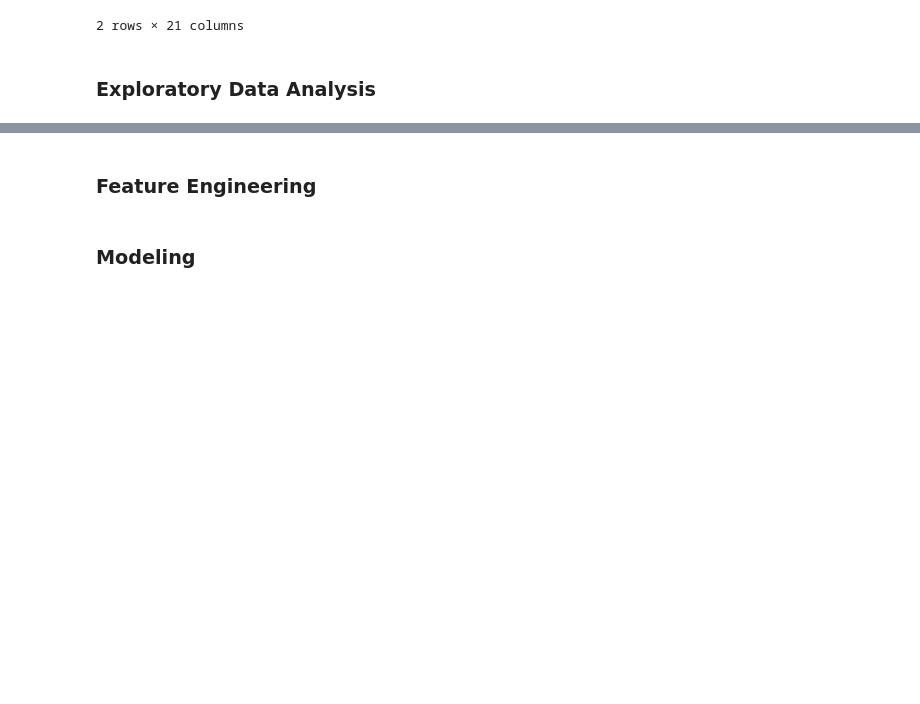
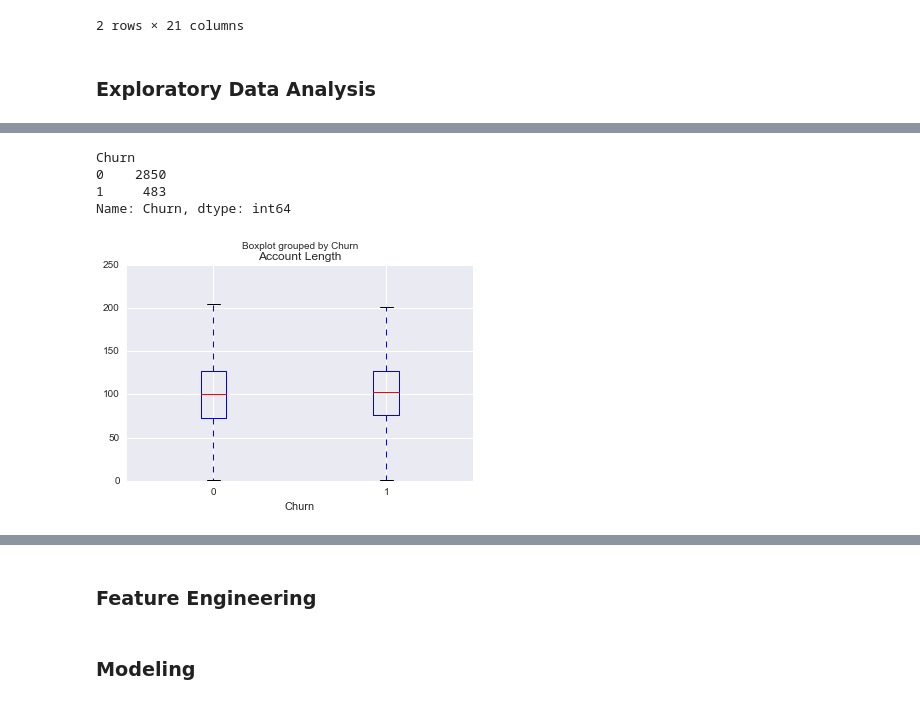
Before and after one commit to dougkelly/DK_ChurnModel, a Jupyter notebook: DK_ChurnModel.ipynb, the cells around one changed output, grey strips where cells are left out. Cells and saved outputs as stored; diff of their text form; code cells hidden in the pictures; blank space fills up the shorter version.

```diff
--- a/DK_ChurnModel.ipynb
+++ b/DK_ChurnModel.ipynb
@@ -72,0 +86,12 @@ churn.Churn.hist()
+# %%
+churn.groupby('Churn')['Churn'].count()
+# %% [output]
+Churn
+0    2850
+1     483
+Name: Churn, dtype: int64
+# %%
+# No extreme churn distribution shift by account length
+churn.boxplot(column='Account Length', by='Churn');
+# %% [output]
+[figure, added]
```
Also changed, not shown: parts of 37 cells of this notebook.
